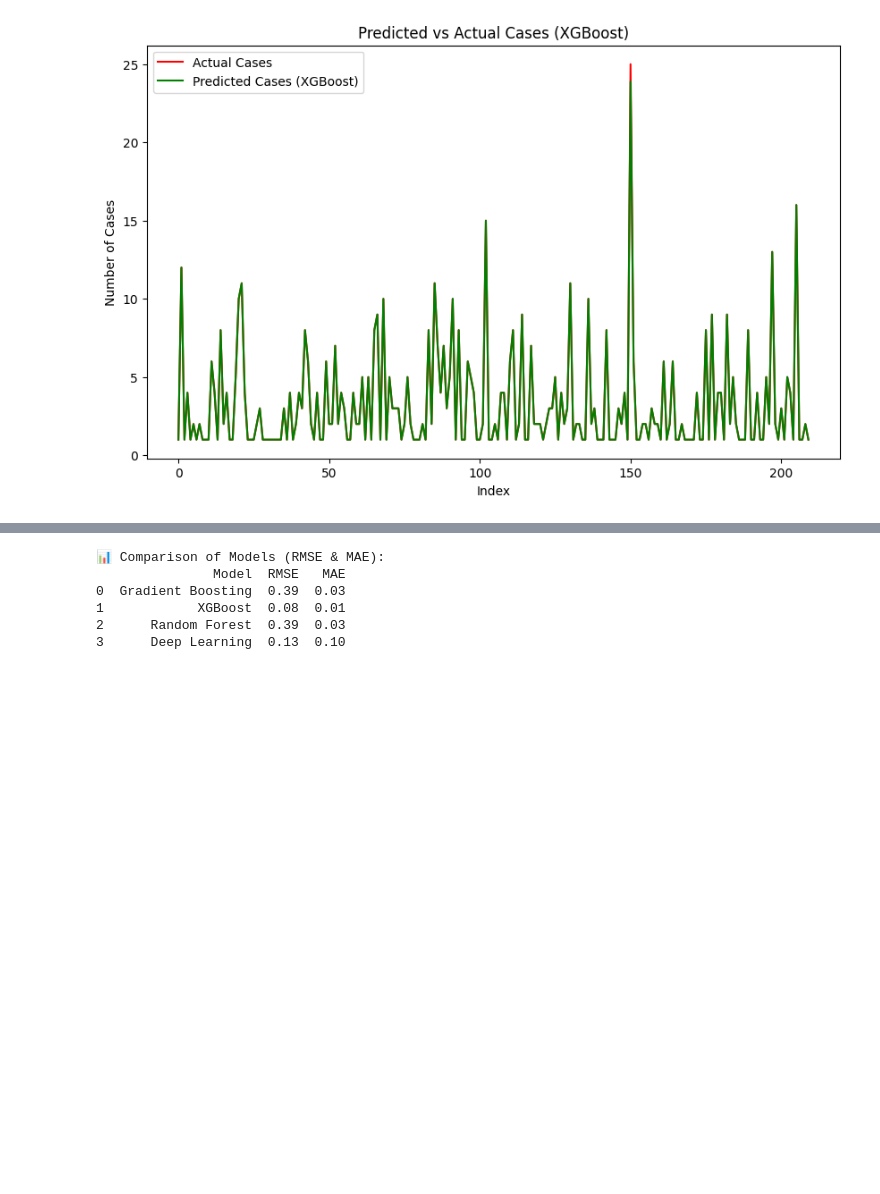
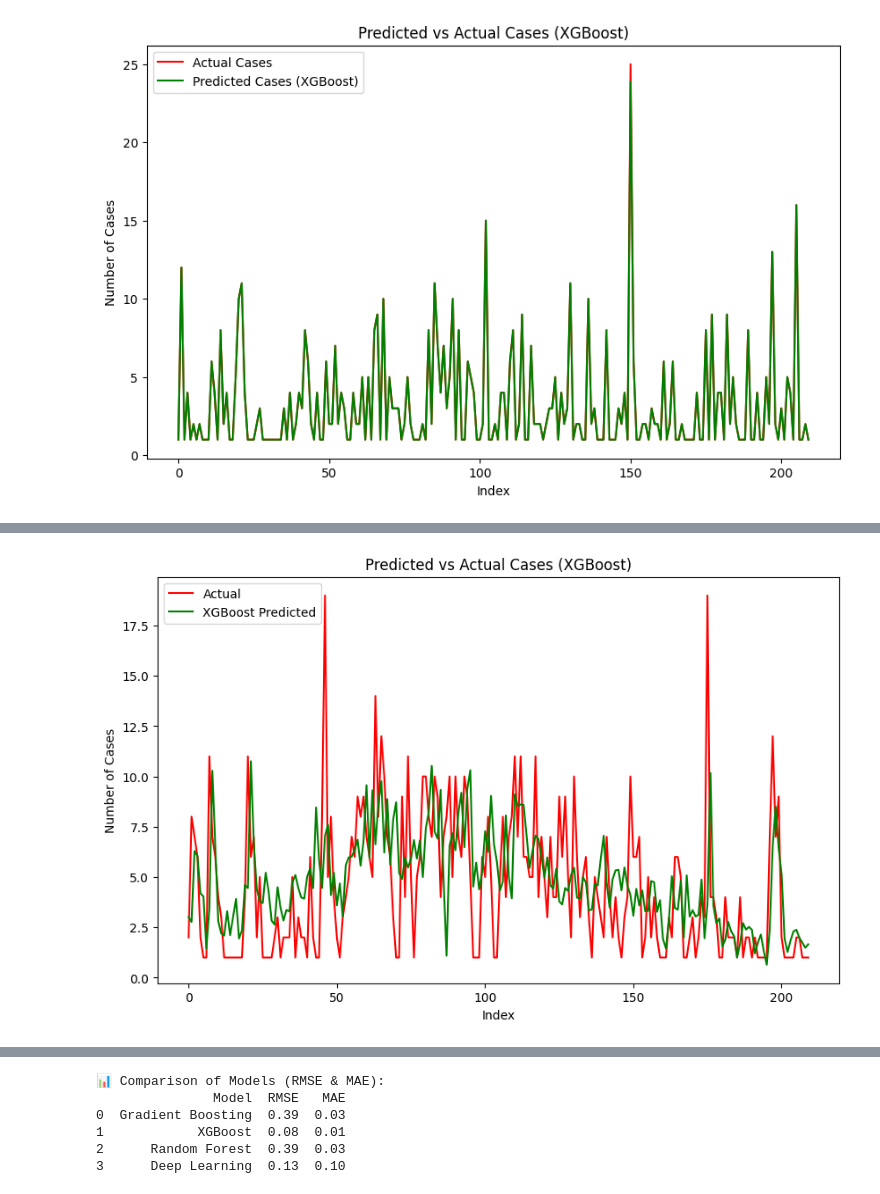
Before and after one commit to nisawaraa/earn-flask, a Jupyter notebook: Copy_of_Untitled14 (2).ipynb, the cells around one changed output, grey strips where cells are left out. Drawn from its saved outputs; the diff is of its cells as text; code cells hidden in the pictures; blank space fills up the shorter version.

```diff
--- a/Copy_of_Untitled14 (2).ipynb
+++ b/Copy_of_Untitled14 (2).ipynb
@@ -237,0 +198,79 @@ plt.show()
+# %%
+from xgboost import XGBRegressor
+from sklearn.model_selection import train_test_split, TimeSeriesSplit, cross_val_score
+from sklearn.metrics import mean_squared_error, r2_score, mean_absolute_error
+import numpy as np
+import pandas as pd
+import matplotlib.pyplot as plt
+import joblib
+
+# -------------------------------
+# 1) เตรียมข้อมูล + lag features
+# -------------------------------
+df_with_lag = df_final_clean_encoded.copy()
+df_with_lag["cases_lag1"] = df_final_clean["cases"].shift(1)
+df_with_lag["cases_lag2"] = df_final_clean["cases"].shift(2)
+df_with_lag["cases_lag3"] = df_final_clean["cases"].shift(3)
+df_with_lag = df_with_lag.dropna().reset_index(drop=True)
+
+X = df_with_lag.drop(columns=["cases", "เพศ", "อายุ(ปี)", "ไตรมาส", "humid_15d_avg"])
+y = df_with_lag["cases"]
+
+# -------------------------------
+# 2) Train/Test Split (Time Series)
+# -------------------------------
+X_train, X_test, y_train, y_test = train_test_split(
+    X, y, test_size=0.2, shuffle=False
+)
+
+# -------------------------------
+# ฟังก์ชันประเมินผล
+# -------------------------------
+def evaluate_model(name, model, X_train, X_test, y_train, y_test):
+    model.fit(X_train, y_train)
+    y_pred = model.predict(X_test)
+    rmse = np.sqrt(mean_squared_error(y_test, y_pred))
+    r2 = r2_score(y_test, y_pred)
+    mae = mean_absolute_error(y_test, y_pred)
+    print(f"🔹 {name} RMSE: {rmse:.2f}, R²: {r2:.3f}, MAE: {mae:.2f}")
+    return {"Model": name, "RMSE": rmse, "R2": r2, "MAE": mae}, y_pred
+
+# -------------------------------
+# 3) Train + Evaluate XGBoost
+# -------------------------------
+xgb_model = XGBRegressor(
+    n_estimators=600,
+    learning_rate=0.05,
+    max_depth=6,
+    subsample=0.8,
+    colsample_bytree=0.8,
+    reg_lambda=1,
+    random_state=42
+)
+
+xgb_result, xgb_pred = evaluate_model("XGBoost", xgb_model, X_train, X_test, y_train, y_test)
+
+# Cross-validation (TimeSeriesSplit)
+tscv = TimeSeriesSplit(n_splits=5)
+cv_scores = cross_val_score(xgb_model, X, y, cv=tscv, scoring="r2")
+print(f"📊 XGBoost CV R² mean: {cv_scores.mean():.3f}, std: {cv_scores.std():.3f}")
+
+# -------------------------------
+# 4) Save XGBoost Model + Features
+# -------------------------------
+joblib.dump(xgb_model, "xgb_regressor.pkl")
+joblib.dump(X.columns.tolist(), "xgb_features.pkl")
+print("💾 Saved: xgb_regressor.pkl + xgb_features.pkl")
+
+# -------------------------------
+# 5) Visualization
+# -------------------------------
+plt.figure(figsize=(10,6))
+plt.plot(y_test.values, label="Actual", color="red")
+plt.plot(xgb_pred, label="XGBoost Predicted", color="green")
+plt.title("Predicted vs Actual Cases (XGBoost)")
+plt.xlabel("Index")
+plt.ylabel("Number of Cases")
+plt.legend()
+plt.show()
+# %% [output]
@@ -237,0 +280 @@ plt.show()
+[figure, added]
```
Also changed, not shown: parts of 19 cells of this notebook, 4 other files.
